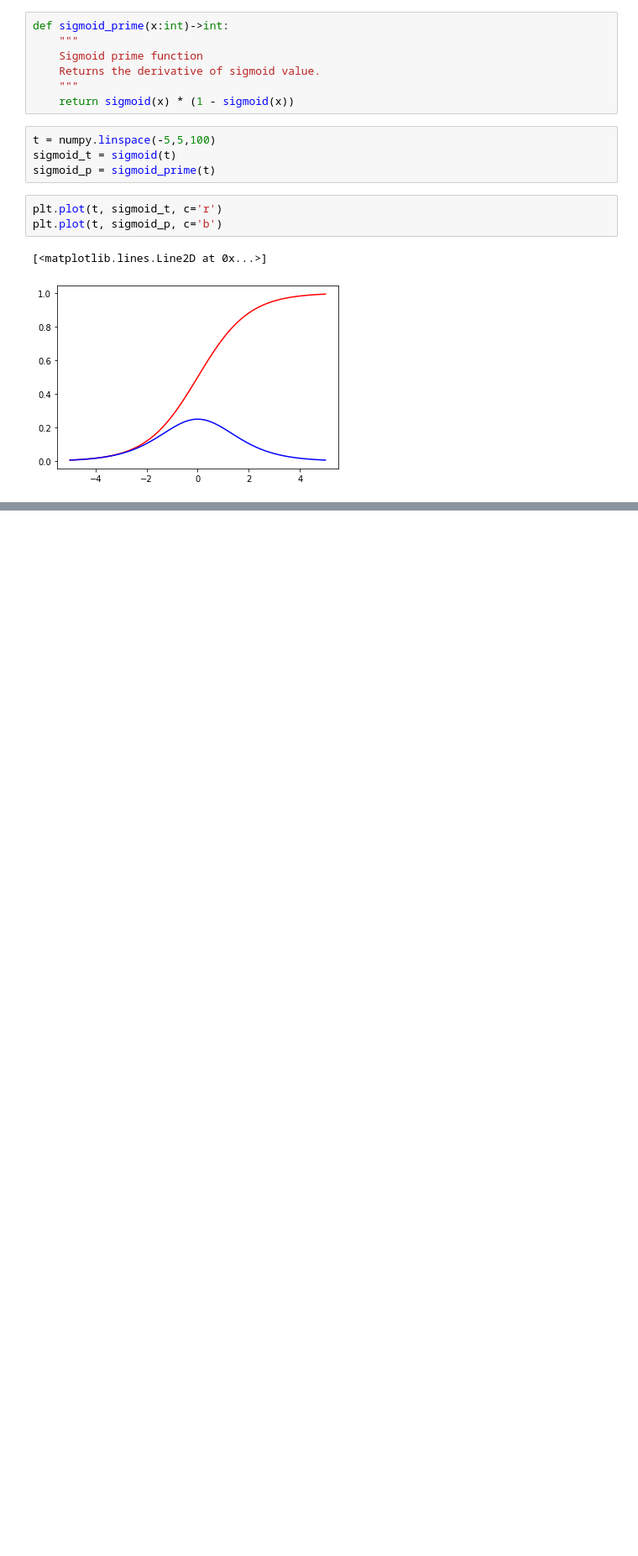
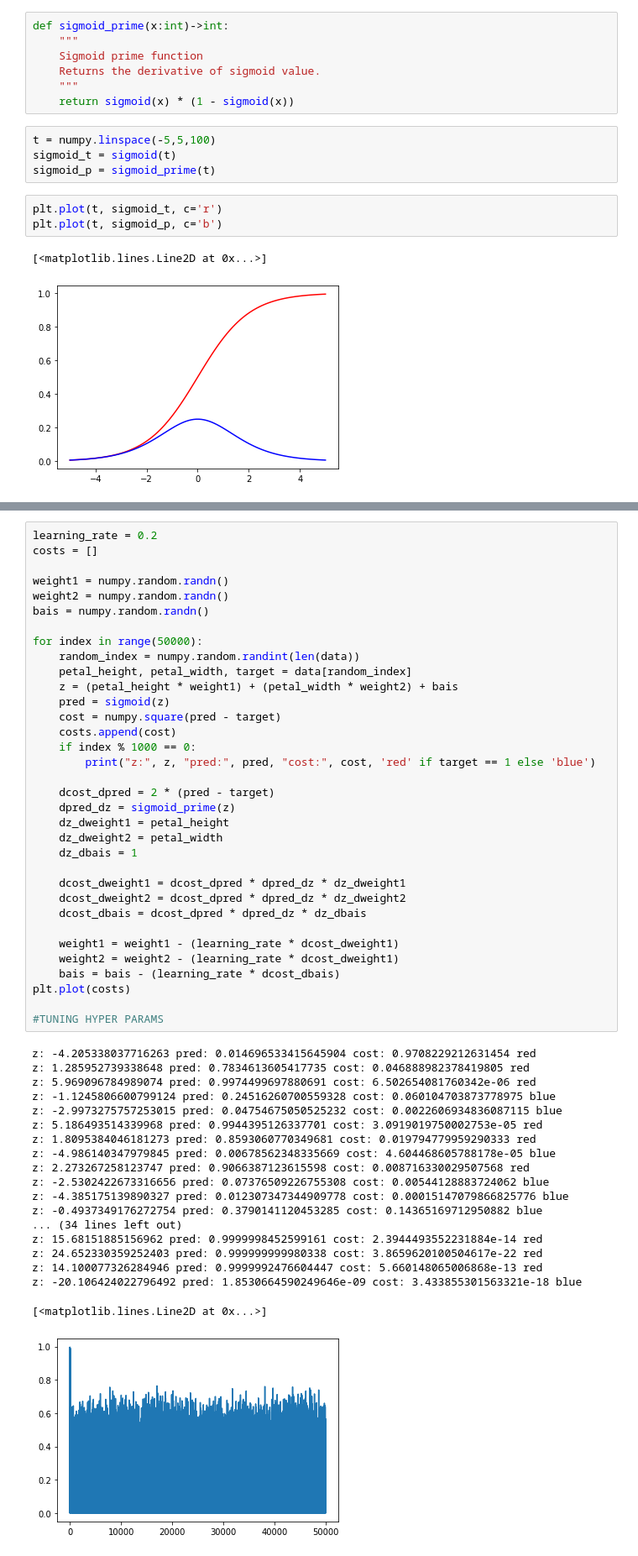
Before and after one commit to dillir07/python-data-science, a Jupyter notebook: neural networks/flower problem.ipynb, the cells around one changed output, grey strips where cells are left out. Shown at 84% size. Saved outputs shown, nothing was run; the diff lists cells and outputs as text; blank space fills up the shorter version.

Commit message:
tuning hyper params

```diff
--- a/neural networks/flower problem.ipynb
+++ b/neural networks/flower problem.ipynb
@@ -57,0 +78,54 @@ plt.plot(t, sigmoid_p, c='b')
+# %%
+learning_rate = 0.2
+costs = []
+
+weight1 = numpy.random.randn()
+weight2 = numpy.random.randn()
+bais = numpy.random.randn()
+
+for index in range(50000):
+    random_index = numpy.random.randint(len(data))
+    petal_height, petal_width, target = data[random_index]
+    z = (petal_height * weight1) + (petal_width * weight2) + bais
+    pred = sigmoid(z)
+    cost = numpy.square(pred - target)
+    costs.append(cost)
+    if index % 1000 == 0:
+        print("z:", z, "pred:", pred, "cost:", cost, 'red' if target == 1 else 'blue')
+
+    dcost_dpred = 2 * (pred - target)
+    dpred_dz = sigmoid_prime(z)
+    dz_dweight1 = petal_height
+    dz_dweight2 = petal_width
+    dz_dbais = 1
+
+    dcost_dweight1 = dcost_dpred * dpred_dz * dz_dweight1
+    dcost_dweight2 = dcost_dpred * dpred_dz * dz_dweight2
+    dcost_dbais = dcost_dpred * dpred_dz * dz_dbais
+
+    weight1 = weight1 - (learning_rate * dcost_dweight1)
+    weight2 = weight2 - (learning_rate * dcost_dweight1)
+    bais = bais - (learning_rate * dcost_dbais)
+plt.plot(costs)
+
+#TUNING HYPER PARAMS
+# %% [output]
+z: -4.205338037716263 pred: 0.014696533415645904 cost: 0.9708229212631454 red
+z: 1.285952739338648 pred: 0.7834613605417735 cost: 0.046888982378419805 red
+z: 5.969096784989074 pred: 0.9974499697880691 cost: 6.502654081760342e-06 red
+z: -1.1245806600799124 pred: 0.24516260700559328 cost: 0.060104703873778975 blue
+z: -2.9973275757253015 pred: 0.04754675050525232 cost: 0.0022606934836087115 blue
+z: 5.186493514339968 pred: 0.9944395126337701 cost: 3.0919019750002753e-05 red
+z: 1.8095384046181273 pred: 0.8593060770349681 cost: 0.019794779959290333 red
+z: -4.986140347979845 pred: 0.00678562348335669 cost: 4.604468605788178e-05 blue
+z: 2.273267258123747 pred: 0.9066387123615598 cost: 0.008716330029507568 red
+z: -2.5302422673316656 pred: 0.07376509226755308 cost: 0.00544128883724062 blue
+z: -4.385175139890327 pred: 0.012307347344909778 cost: 0.00015147079866825776 blue
+z: -0.4937349176272754 pred: 0.3790141120453285 cost: 0.14365169712950882 blue
+... (34 lines left out)
+z: 15.68151885156962 pred: 0.9999998452599161 cost: 2.3944493552231884e-14 red
+z: 24.652330359252403 pred: 0.999999999980338 cost: 3.8659620100504617e-22 red
+z: 14.100077326284946 pred: 0.9999992476604447 cost: 5.660148065006868e-13 red
+z: -20.106424022796492 pred: 1.8530664590249646e-09 cost: 3.433855301563321e-18 blue
+[<matplotlib.lines.Line2D at 0x...>]
+[figure, added]
```
Also changed, not shown: parts of 2 cells of this notebook.
